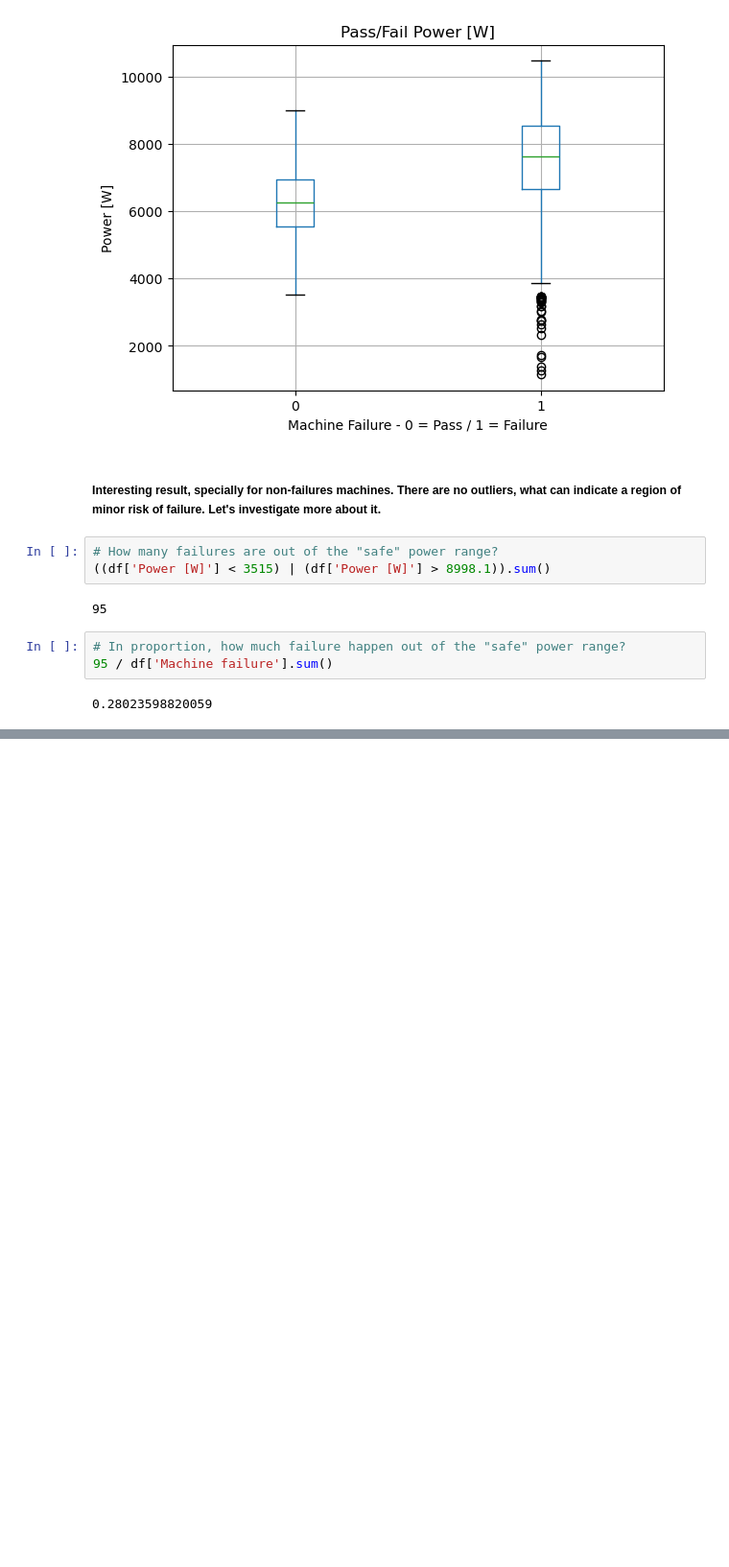
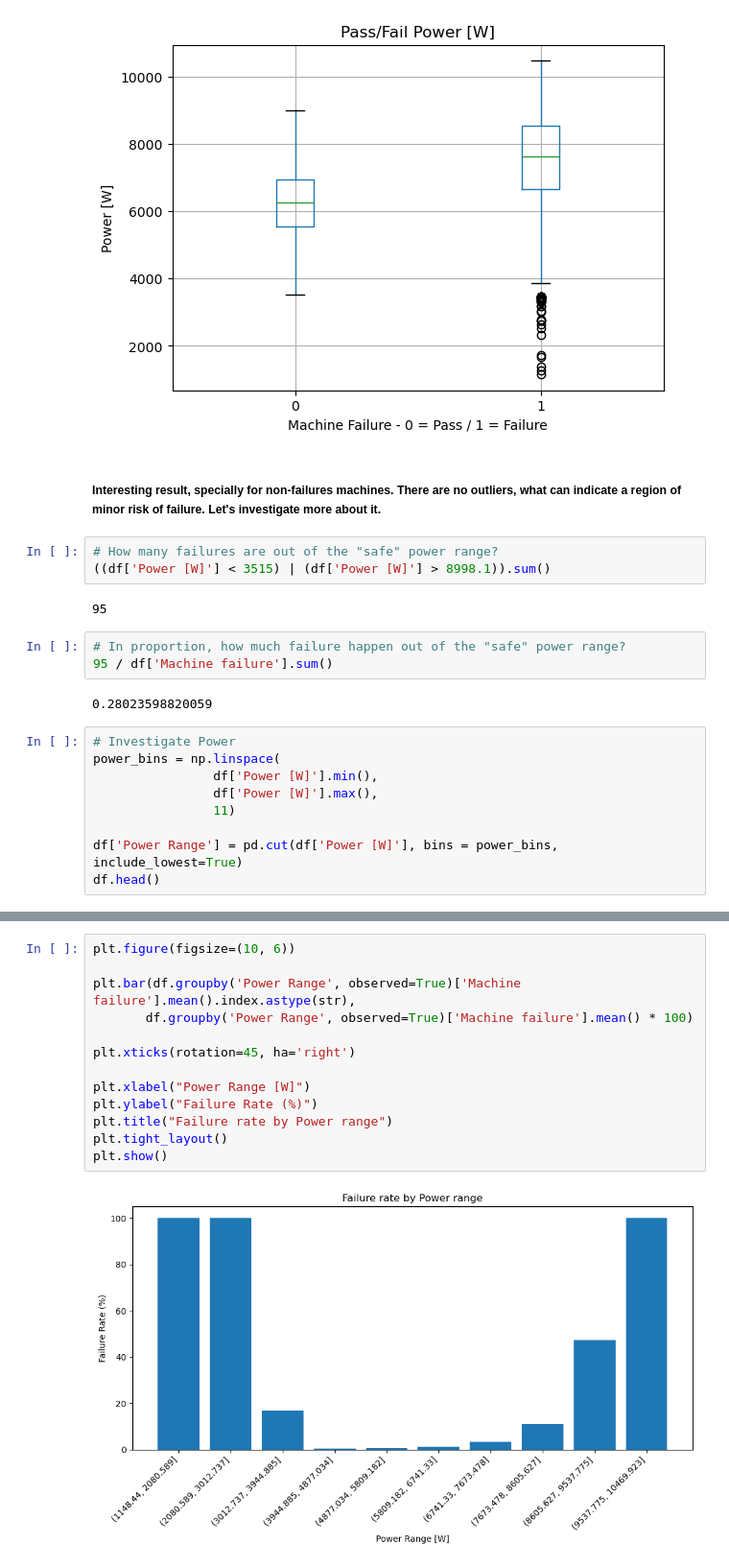
Before and after one commit to LucasMeloPedro/ai4i-predictive_maintenance, a Jupyter notebook: Predictive_maintenance.ipynb, the cells around one changed output, grey strips where cells are left out. Shown at 96% size. Saved outputs shown, nothing was run; the diff lists cells and outputs as text; blank space fills up the shorter version.

Commit message:
Investigate Power

```diff
--- a/Predictive_maintenance.ipynb
+++ b/Predictive_maintenance.ipynb
@@ -498,3 +498,12 @@ plt.show()
 95 / df['Machine failure'].sum()
 # %% [output]
 0.28023598820059
+# %%
+# Investigate Power
+power_bins = np.linspace(
+                df['Power [W]'].min(),
+                df['Power [W]'].max(),
+                11)
+
+df['Power Range'] = pd.cut(df['Power [W]'], bins = power_bins, include_lowest=True)
+df.head()
@@ -500,0 +532,15 @@ plt.show()
+# %%
+plt.figure(figsize=(10, 6))
+
+plt.bar(df.groupby('Power Range', observed=True)['Machine failure'].mean().index.astype(str),
+       df.groupby('Power Range', observed=True)['Machine failure'].mean() * 100)
+
+plt.xticks(rotation=45, ha='right')
+
+plt.xlabel("Power Range [W]")
+plt.ylabel("Failure Rate (%)")
+plt.title("Failure rate by Power range")
+plt.tight_layout()
+plt.show()
+# %% [output]
+[figure, added]
```
Also changed, not shown: parts of 3 cells of this notebook.
